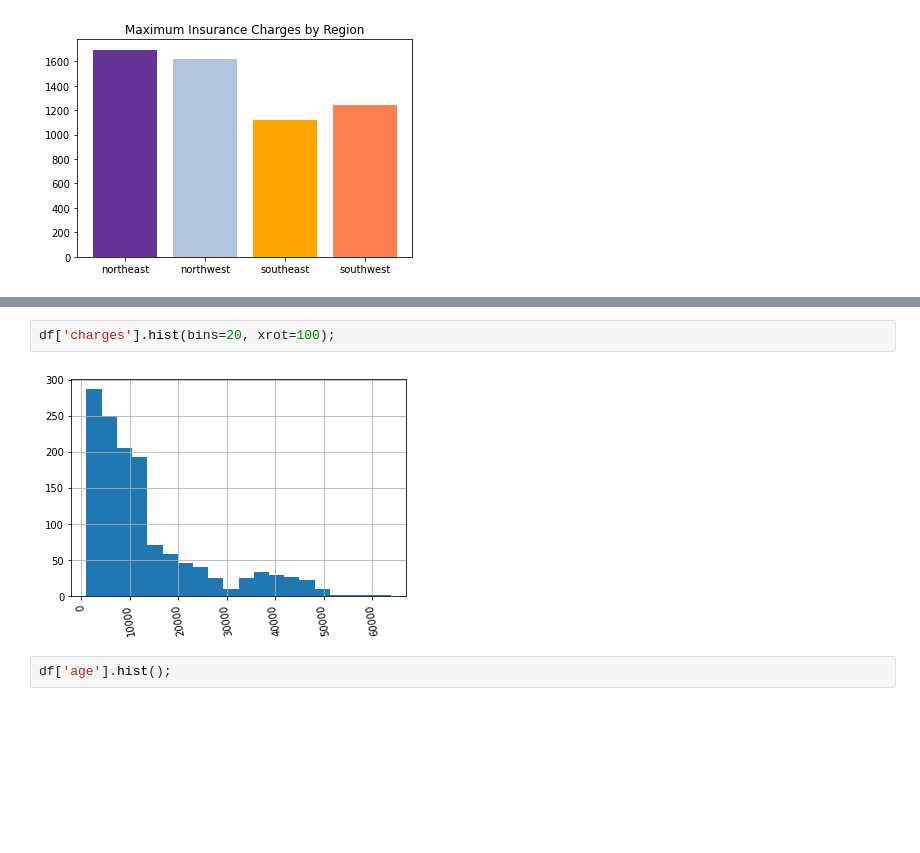
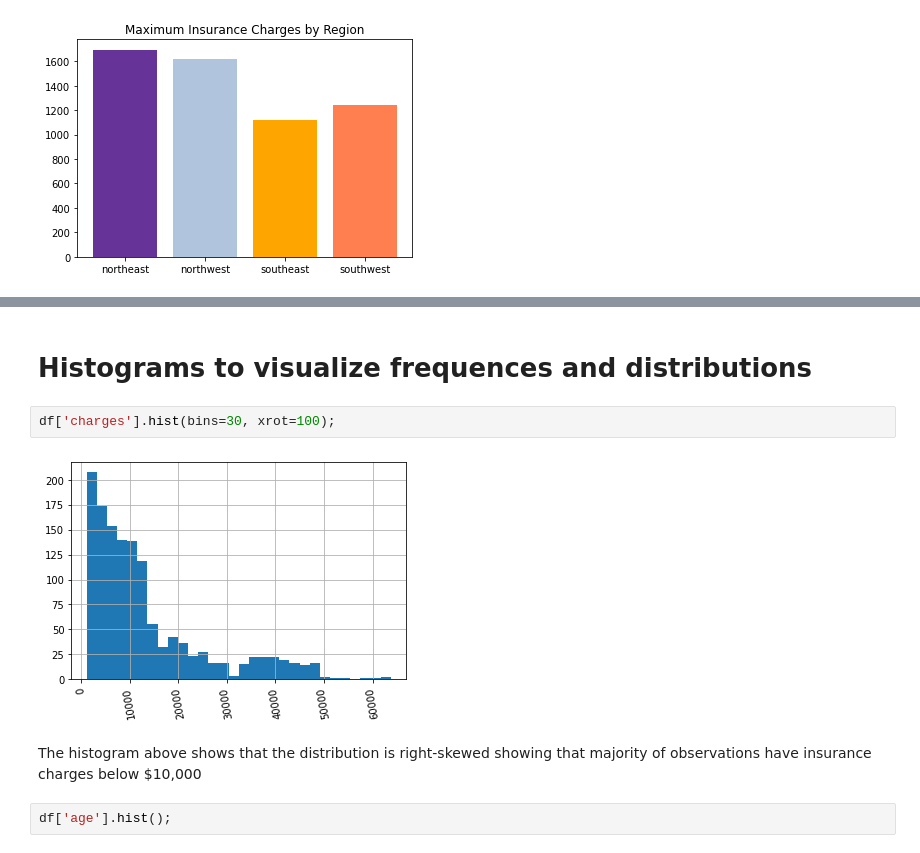
Before and after one commit to graceuche/northeastern-final-project, a Jupyter notebook: notebook.ipynb, the cells around one changed output, grey strips where cells are left out. Drawn from its saved outputs; the diff is of its cells as text; blank space fills up the shorter version.

```diff
--- a/notebook.ipynb
+++ b/notebook.ipynb
@@ -157,7 +161,11 @@ plt.show()
+# %% [markdown]
+# Histograms to visualize frequences and distributions
 # %%
-df['charges'].hist(bins=20, xrot=100);
+df['charges'].hist(bins=30, xrot=100);
 # %% [output]
-[figure, old version]
+[figure, new version]
+# %% [markdown]
+The histogram above shows that the distribution is right-skewed showing that majority of observations have insurance charges below $10,000
 # %%
 df['age'].hist();
 # %% [output]
```
Also changed, not shown: parts of 7 cells of this notebook.
